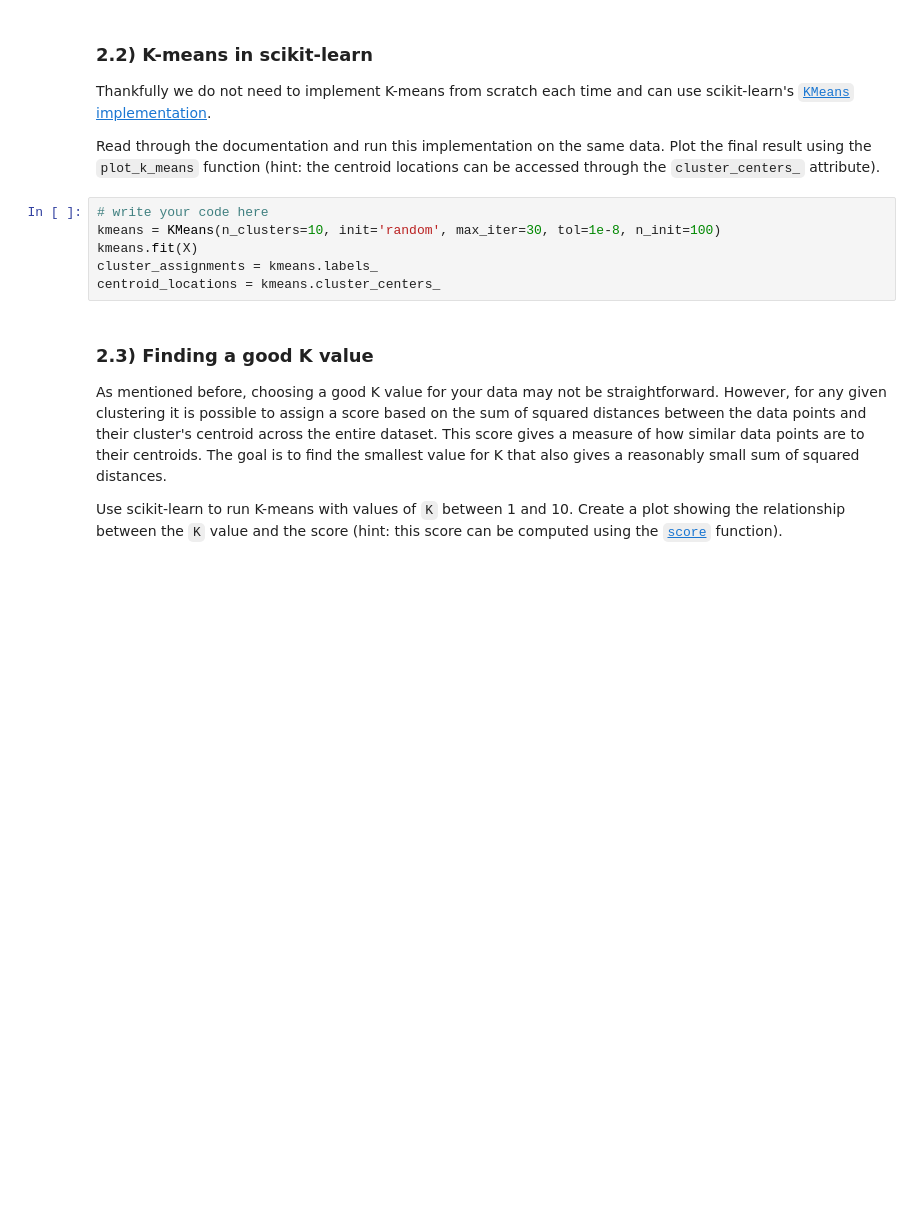
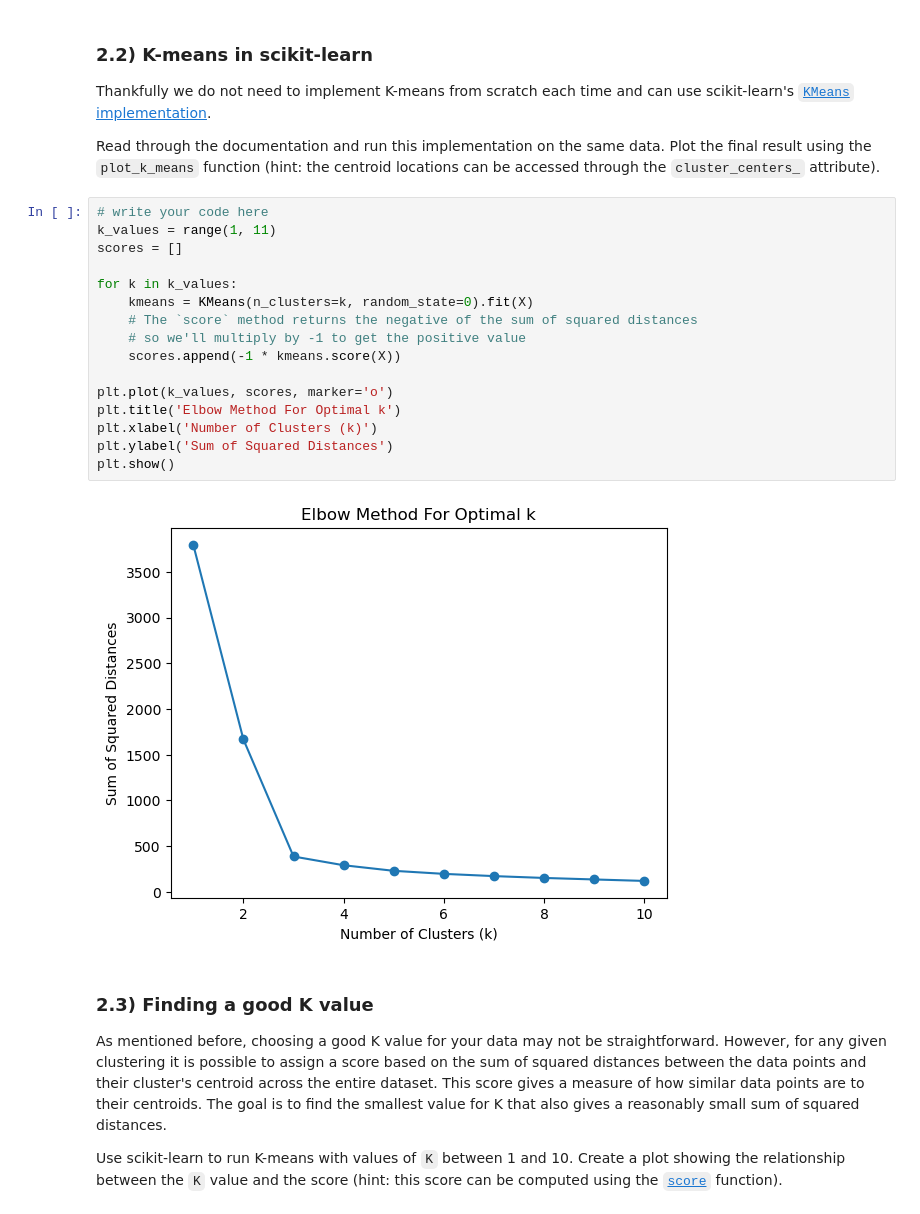
Before and after one commit to ZehuaLiuY/lab_sheets_public, a Jupyter notebook: lab4/lab4-MixtureModels_K-means_Expectation-Maximisation.ipynb, the cells around one changed output. Saved outputs shown, nothing was run; the diff lists cells and outputs as text; blank space fills up the shorter version.

```diff
--- a/lab4/lab4-MixtureModels_K-means_Expectation-Maximisation.ipynb
+++ b/lab4/lab4-MixtureModels_K-means_Expectation-Maximisation.ipynb
@@ -195,12 +209,24 @@ Iteration 5:
 Thankfully we do not need to implement K-means from scratch each time and can use scikit-learn's [`KMeans` implementation](https://scikit-learn.org/stable/modules/generated/sklearn.cluster.KMeans.html#sklearn.cluster.KMeans).
 
 Read through the documentation and run this implementation on the same data. Plot the final result using the `plot_k_means` function (hint: the centroid locations can be accessed through the `cluster_centers_` attribute).
-# %%
-# write your code here
-kmeans = KMeans(n_clusters=10, init='random', max_iter=30, tol=1e-8, n_init=100)
-kmeans.fit(X)
-cluster_assignments = kmeans.labels_
-centroid_locations = kmeans.cluster_centers_
+# %%
+# write your code here
+k_values = range(1, 11)
+scores = []
+
+for k in k_values:
+    kmeans = KMeans(n_clusters=k, random_state=0).fit(X)
+    # The `score` method returns the negative of the sum of squared distances
+    # so we'll multiply by -1 to get the positive value
+    scores.append(-1 * kmeans.score(X))
+
+plt.plot(k_values, scores, marker='o')
+plt.title('Elbow Method For Optimal k')
+plt.xlabel('Number of Clusters (k)')
+plt.ylabel('Sum of Squared Distances')
+plt.show()
+# %% [output]
+[figure, added]
 # %% [markdown]
 ### 2.3) Finding a good K value
 
```
Also changed, not shown: parts of 10 cells of this notebook.
